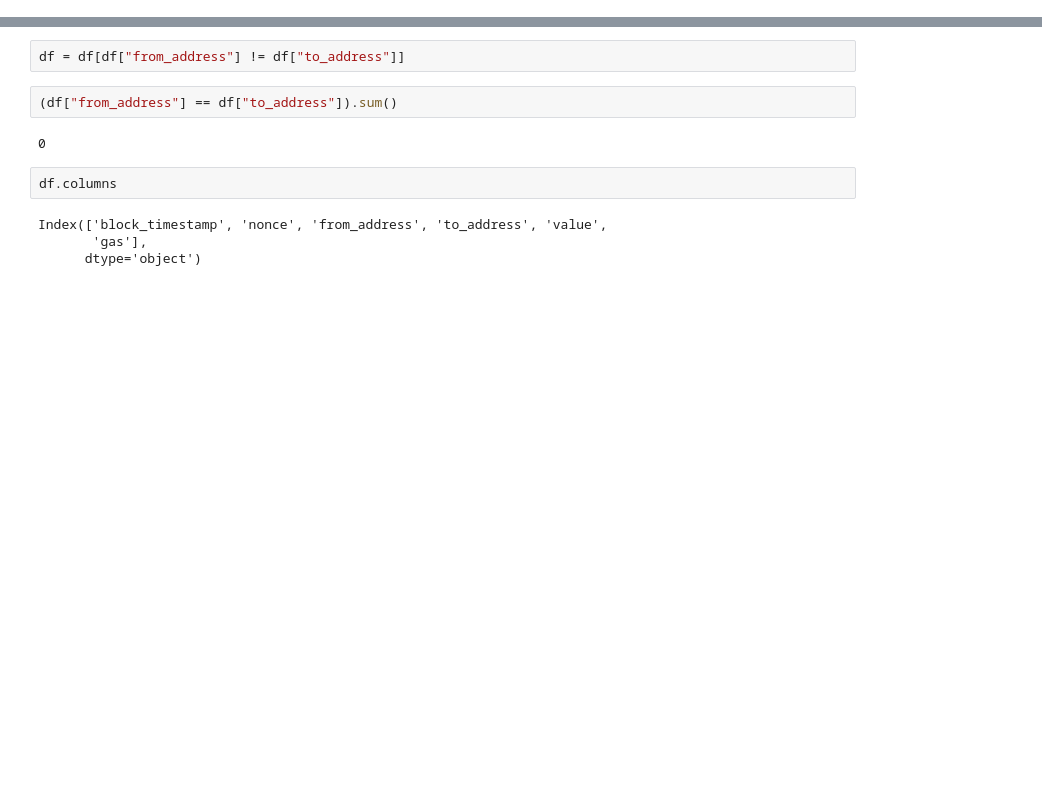
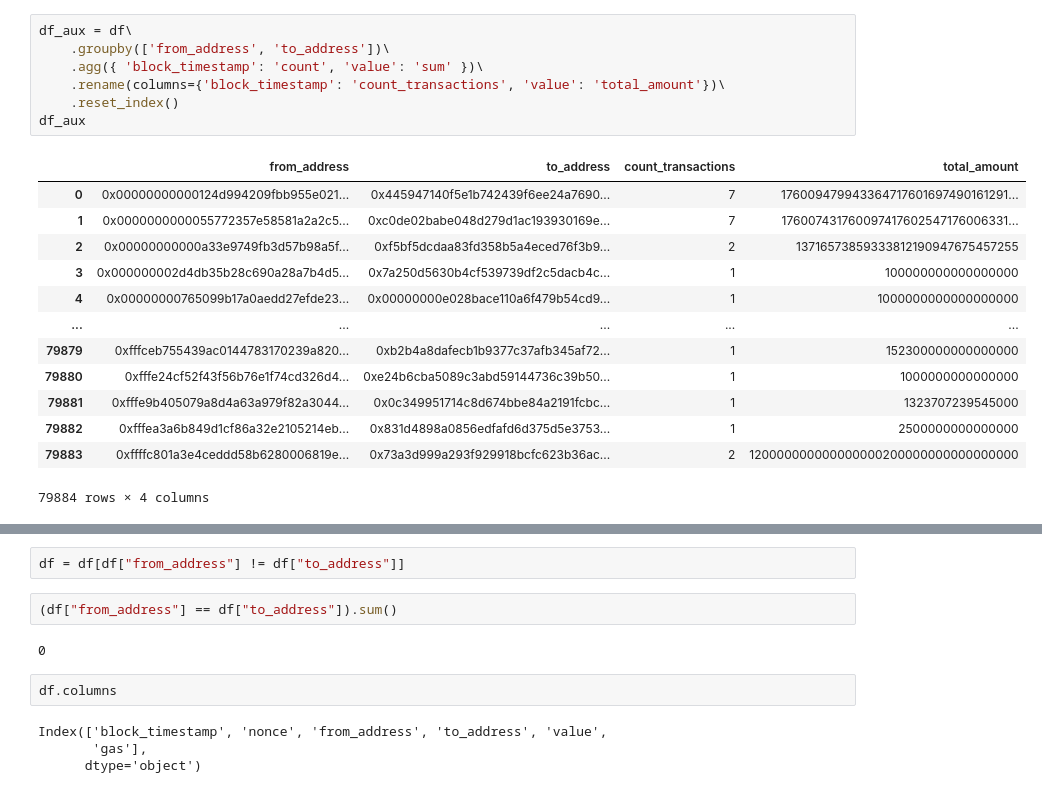
Before and after one commit to argelignacio/TRABAJO-PROFESIONAL-7599-, a Jupyter notebook: clustering/embedders/custom_embedder.ipynb, the cells around one changed output, grey strips where cells are left out. Saved outputs shown, nothing was run; the diff lists cells and outputs as text; blank space fills up the shorter version.

```diff
--- a/clustering/embedders/custom_embedder.ipynb
+++ b/clustering/embedders/custom_embedder.ipynb
@@ -47,0 +63,21 @@ df = pd.read_csv('../../../datos/2023/July/2023-07-01.csv')
+# %%
+df_aux = df\
+    .groupby(['from_address', 'to_address'])\
+    .agg({ 'block_timestamp': 'count', 'value': 'sum' })\
+    .rename(columns={'block_timestamp': 'count_transactions', 'value': 'total_amount'})\
+    .reset_index()
+df_aux
+# %% [output]
+|  | from_address | to_address | count_transactions | total_amount |
+| 0 | 0x00000000000124d994209fbb955e021... | 0x445947140f5e1b742439f6ee24a7690... | 7 | 176009479943364717601697490161291... |
+| 1 | 0x0000000000055772357e58581a2a2c5... | 0xc0de02babe048d279d1ac193930169e... | 7 | 176007431760097417602547176006331... |
+| 2 | 0x00000000000a33e9749fb3d57b98a5f... | 0xf5bf5dcdaa83fd358b5a4eced76f3b9... | 2 | 13716573859333812190947675457255 |
+| 3 | 0x000000002d4db35b28c690a28a7b4d5... | 0x7a250d5630b4cf539739df2c5dacb4c... | 1 | 100000000000000000 |
+| 4 | 0x00000000765099b17a0aedd27efde23... | 0x00000000e028bace110a6f479b54cd9... | 1 | 1000000000000000000 |
+| ... | ... | ... | ... | ... |
+| 79879 | 0xfffceb755439ac0144783170239a820... | 0xb2b4a8dafecb1b9377c37afb345af72... | 1 | 152300000000000000 |
+| 79880 | 0xfffe24cf52f43f56b76e1f74cd326d4... | 0xe24b6cba5089c3abd59144736c39b50... | 1 | 1000000000000000 |
+| 79881 | 0xfffe9b405079a8d4a63a979f82a3044... | 0x0c349951714c8d674bbe84a2191fcbc... | 1 | 1323707239545000 |
+| 79882 | 0xfffea3a6b849d1cf86a32e2105214eb... | 0x831d4898a0856edfafd6d375d5e3753... | 1 | 2500000000000000 |
+| 79883 | 0xffffc801a3e4ceddd58b6280006819e... | 0x73a3d999a293f929918bcfc623b36ac... | 2 | 120000000000000000200000000000000000 |
+79884 rows × 4 columns
```
Also changed, not shown: parts of 5 cells of this notebook, 5 other files.
